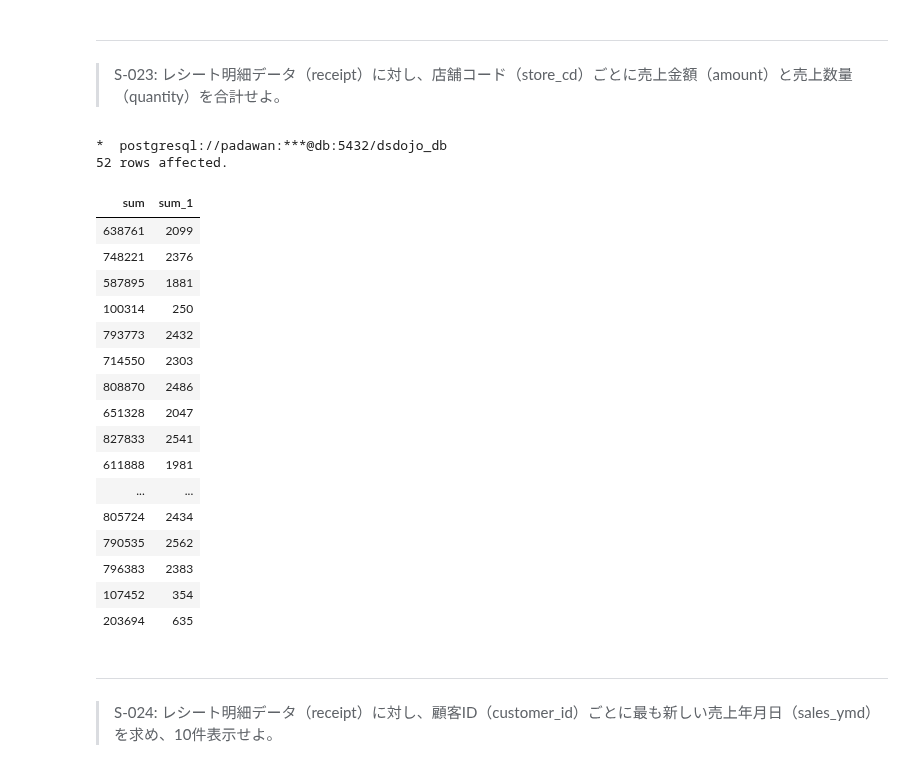
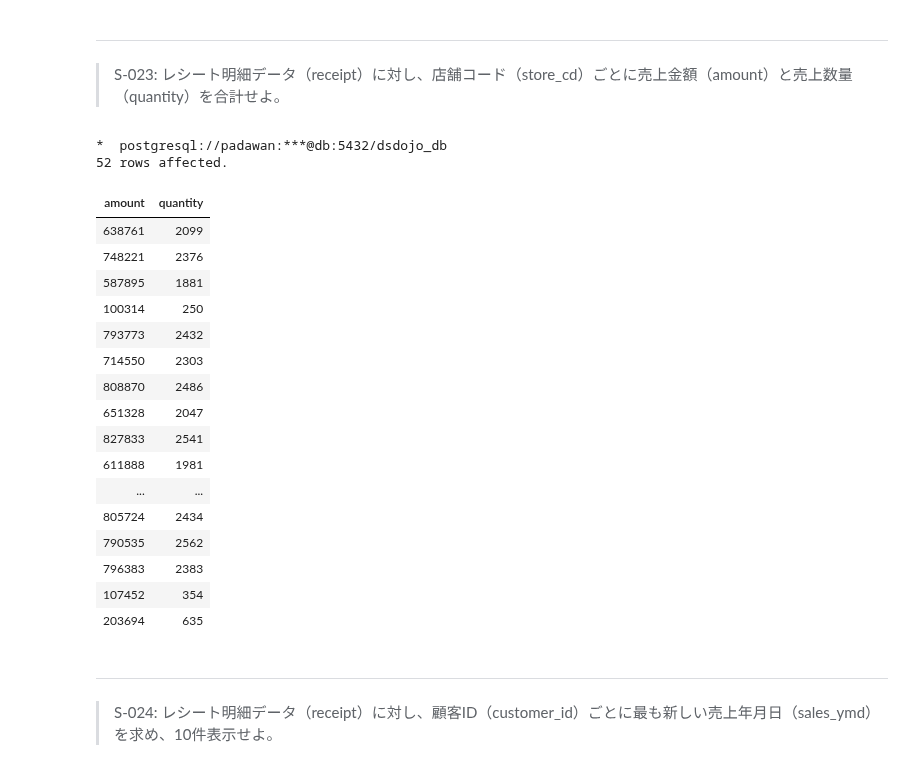
Before and after one commit to ryomaejii/100knocks-preprocess, a Jupyter notebook: docker/work/preprocess_knock_SQL.ipynb, the cells around one changed output. Cells and saved outputs as stored; diff of their text form; code cells hidden in the pictures.

```diff
--- a/docker/work/preprocess_knock_SQL.ipynb
+++ b/docker/work/preprocess_knock_SQL.ipynb
@@ -579,16 +579,16 @@ SELECT COUNT(DISTINCT customer_id) FROM receipt
 # %%
 %%sql
 SELECT
-    SUM(amount), SUM(quantity)
+    SUM(amount) AS amount, SUM(quantity) AS quantity
 FROM
     receipt
 GROUP BY
     store_cd
 ;
 # %% [output]
 *  postgresql://padawan:***@db:5432/dsdojo_db
 52 rows affected.
-| sum | sum_1 |
+| amount | quantity |
 | 638761 | 2099 |
 | 748221 | 2376 |
 | 587895 | 1881 |
```
Also changed, not shown: parts of 2 cells of this notebook, 1 other file.
